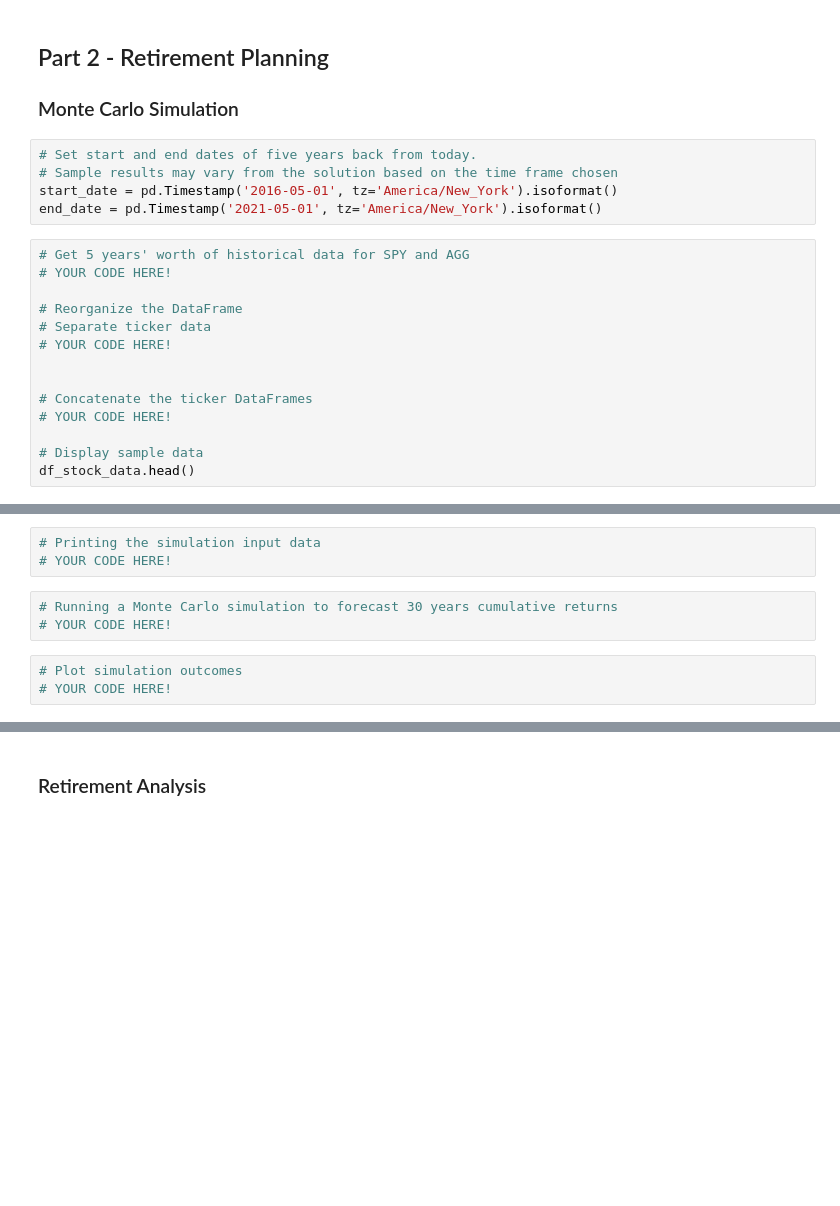
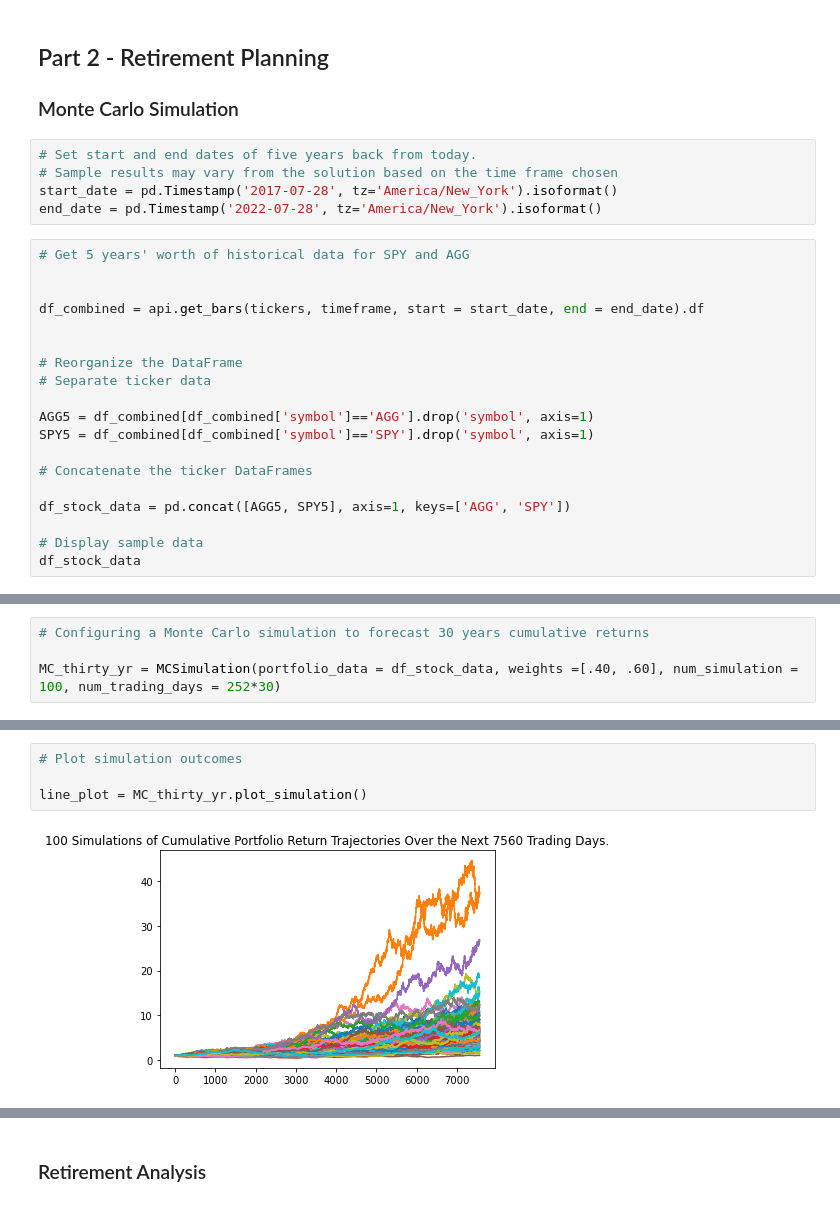
Before and after one commit to Johove83/Learning-APIs, a Jupyter notebook: Financial_Planning/financial-planner.ipynb, the cells around one changed output, grey strips where cells are left out. Saved outputs shown, nothing was run; the diff lists cells and outputs as text; blank space fills up the shorter version.

Commit message:
Financial Forecasting

```diff
--- a/Financial_Planning/financial-planner.ipynb
+++ b/Financial_Planning/financial-planner.ipynb
@@ -182,19 +202,24 @@ emergency_fund = monthly_income * 3
 # %%
 # Set start and end dates of five years back from today.
 # Sample results may vary from the solution based on the time frame chosen
-start_date = pd.Timestamp('2016-05-01', tz='America/New_York').isoformat()
-end_date = pd.Timestamp('2021-05-01', tz='America/New_York').isoformat()
+start_date = pd.Timestamp('2017-07-28', tz='America/New_York').isoformat()
+end_date = pd.Timestamp('2022-07-28', tz='America/New_York').isoformat()
 # %%
 # Get 5 years' worth of historical data for SPY and AGG
-# YOUR CODE HERE!
+
+
+df_combined = api.get_bars(tickers, timeframe, start = start_date, end = end_date).df
+
 
 # Reorganize the DataFrame
 # Separate ticker data
-# YOUR CODE HERE!
 
+AGG5 = df_combined[df_combined['symbol']=='AGG'].drop('symbol', axis=1)
+SPY5 = df_combined[df_combined['symbol']=='SPY'].drop('symbol', axis=1)
 
 # Concatenate the ticker DataFrames
-# YOUR CODE HERE!
+
+df_stock_data = pd.concat([AGG5, SPY5], axis=1, keys=['AGG', 'SPY'])
 
 # Display sample data
-df_stock_data.head()
+df_stock_data
@@ -200,0 +242,4 @@ df_stock_data.head()
+# %%
+# Configuring a Monte Carlo simulation to forecast 30 years cumulative returns
+
+MC_thirty_yr = MCSimulation(portfolio_data = df_stock_data, weights =[.40, .60], num_simulation = 100, num_trading_days = 252*30)
@@ -204,11 +287,8 @@ df_stock_data.head()
-# %%
-# Printing the simulation input data
-# YOUR CODE HERE!
-# %%
-# Running a Monte Carlo simulation to forecast 30 years cumulative returns
-# YOUR CODE HERE!
 # %%
 # Plot simulation outcomes
-# YOUR CODE HERE!
+
+line_plot = MC_thirty_yr.plot_simulation()
+# %% [output]
+[figure, added]
 # %%
 # Plot probability distribution and confidence intervals
```
Also changed, not shown: parts of 18 cells of this notebook, 1 other file.
